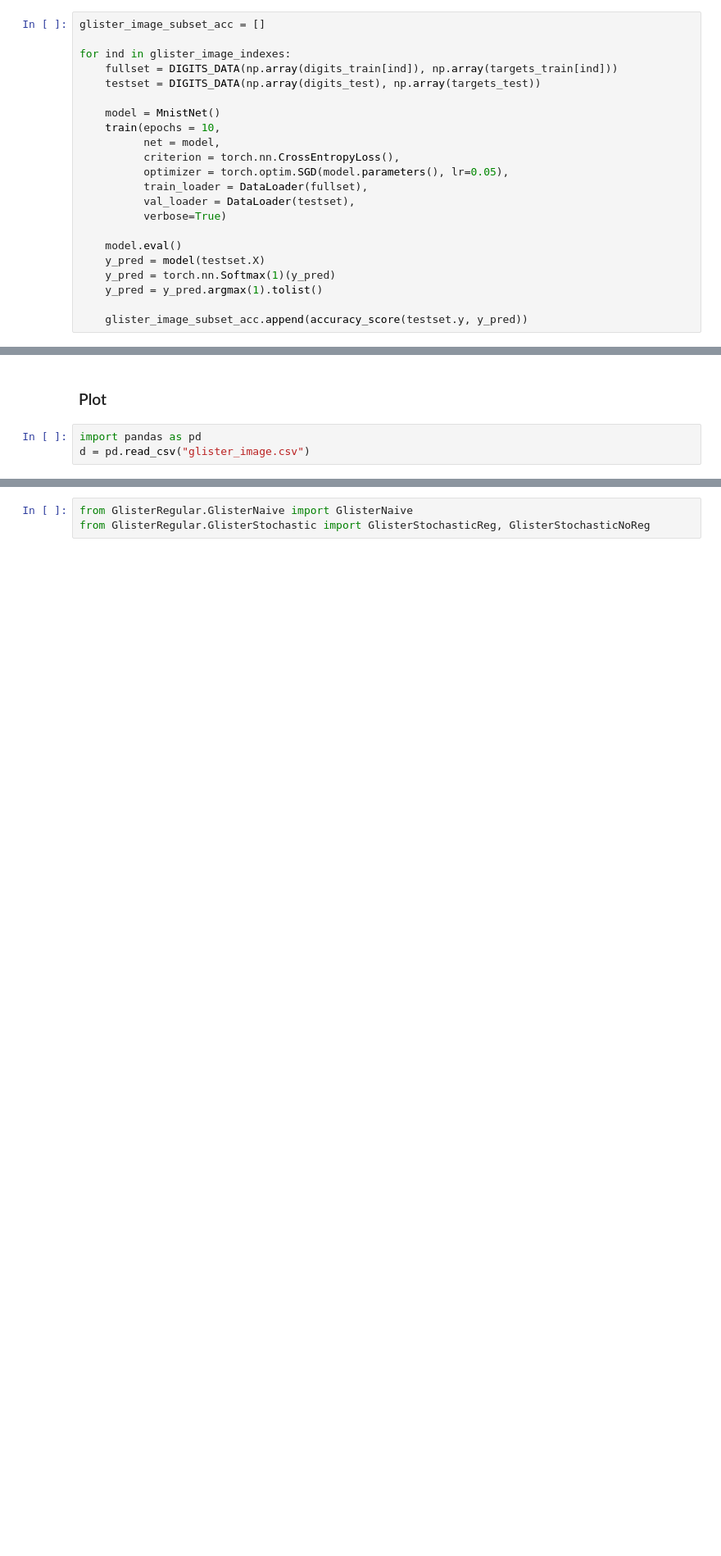
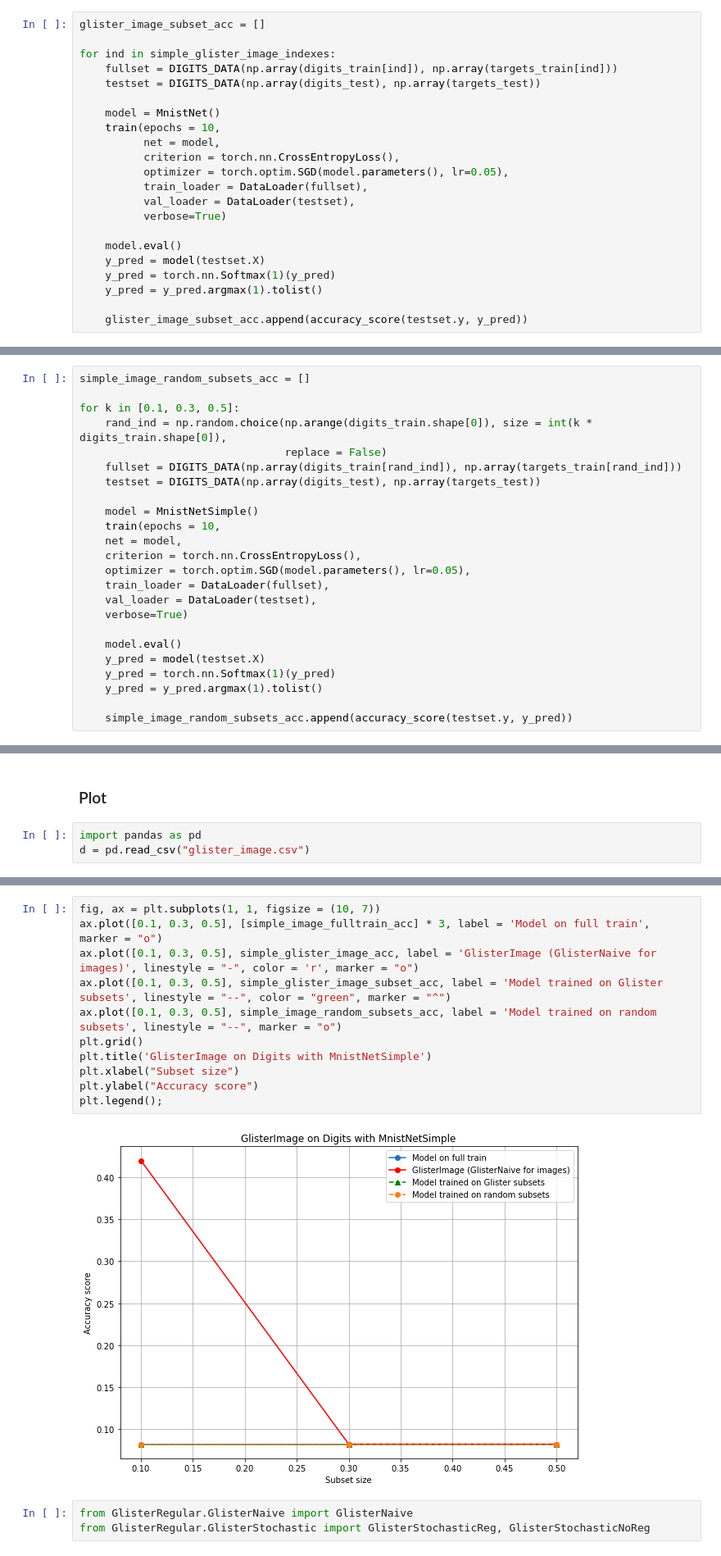
Before and after one commit to rolkon/ML2021-Coreset-Selection, a Jupyter notebook: src/experiments/glister_replication/glister_all_experiments.ipynb, the cells around one changed output, grey strips where cells are left out. Shown at 82% size. Saved outputs shown, nothing was run; the diff lists cells and outputs as text; blank space fills up the shorter version.

Commit message:
update all glister

```diff
--- a/src/experiments/glister_replication/glister_all_experiments.ipynb
+++ b/src/experiments/glister_replication/glister_all_experiments.ipynb
@@ -522,7 +588,7 @@ glister_image_acc
 # %%
 glister_image_subset_acc = []
 
-for ind in glister_image_indexes:
+for ind in simple_glister_image_indexes:
     fullset = DIGITS_DATA(np.array(digits_train[ind]), np.array(targets_train[ind]))
     testset = DIGITS_DATA(np.array(digits_test), np.array(targets_test))
 
@@ -590,6 +699,30 @@ for k in [0.1, 0.3, 0.5]:
     y_pred = y_pred.argmax(1).tolist()
 
     image_random_subsets_acc.append(accuracy_score(testset.y, y_pred))
+# %%
+simple_image_random_subsets_acc = []
+
+for k in [0.1, 0.3, 0.5]:
+    rand_ind = np.random.choice(np.arange(digits_train.shape[0]), size = int(k * digits_train.shape[0]),
+                                replace = False)
+    fullset = DIGITS_DATA(np.array(digits_train[rand_ind]), np.array(targets_train[rand_ind]))
+    testset = DIGITS_DATA(np.array(digits_test), np.array(targets_test))
+
+    model = MnistNetSimple()
+    train(epochs = 10,
+    net = model,
+    criterion = torch.nn.CrossEntropyLoss(),
+    optimizer = torch.optim.SGD(model.parameters(), lr=0.05),
+    train_loader = DataLoader(fullset),
+    val_loader = DataLoader(testset),
+    verbose=True)
+
+    model.eval()
+    y_pred = model(testset.X)
+    y_pred = torch.nn.Softmax(1)(y_pred)
+    y_pred = y_pred.argmax(1).tolist()
+
+    simple_image_random_subsets_acc.append(accuracy_score(testset.y, y_pred))
 # %% [markdown]
 ### Random predictions
 # %%
@@ -634,6 +767,19 @@ plt.ylabel("Accuracy score")
 plt.legend();
 # %% [output]
 [figure]
+# %%
+fig, ax = plt.subplots(1, 1, figsize = (10, 7))
+ax.plot([0.1, 0.3, 0.5], [simple_image_fulltrain_acc] * 3, label = 'Model on full train', marker = "o")
+ax.plot([0.1, 0.3, 0.5], simple_glister_image_acc, label = 'GlisterImage (GlisterNaive for images)', linestyle = "-", color = 'r', marker = "o")
+ax.plot([0.1, 0.3, 0.5], simple_glister_image_subset_acc, label = 'Model trained on Glister subsets', linestyle = "--", color = "green", marker = "^")
+ax.plot([0.1, 0.3, 0.5], simple_image_random_subsets_acc, label = 'Model trained on random subsets', linestyle = "--", marker = "o")
+plt.grid()
+plt.title('GlisterImage on Digits with MnistNetSimple')
+plt.xlabel("Subset size")
+plt.ylabel("Accuracy score")
+plt.legend();
+# %% [output]
+[figure, added]
 # %%
 from GlisterRegular.GlisterNaive import GlisterNaive
 from GlisterRegular.GlisterStochastic import GlisterStochasticReg, GlisterStochasticNoReg
```
Also changed, not shown: parts of 11 cells of this notebook, 12 other files.
